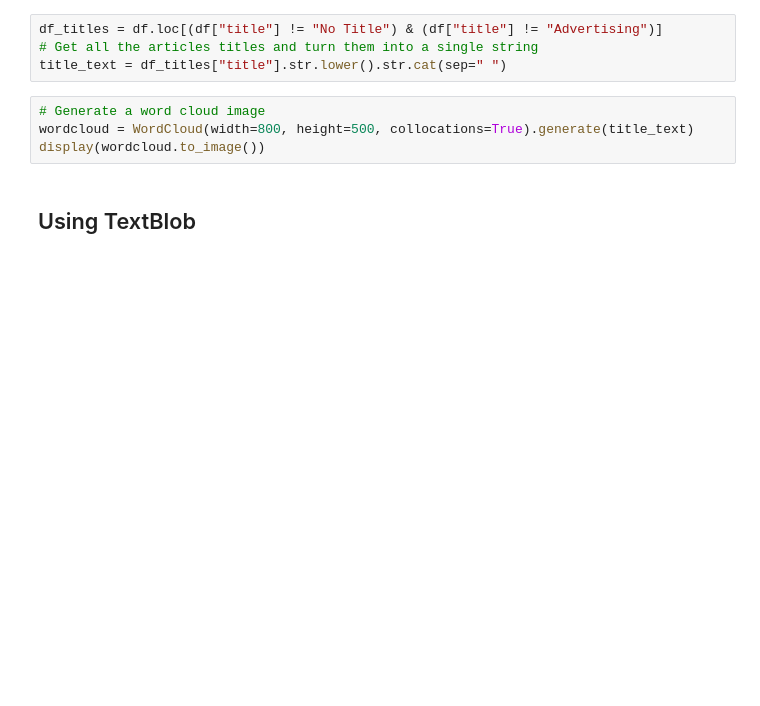
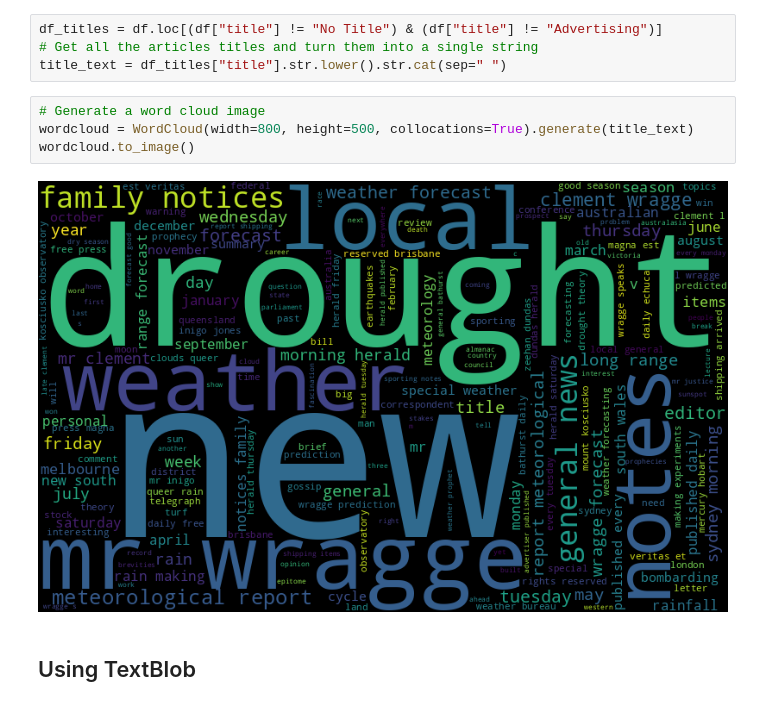
Before and after one commit to GLAM-Workbench/trove-newspaper-harvester, a Jupyter notebook: Exploring-your-TroveHarvester-data.ipynb, the cells around one changed output. Saved outputs shown, nothing was run; the diff lists cells and outputs as text; blank space fills up the shorter version.

```diff
--- a/Exploring-your-TroveHarvester-data.ipynb
+++ b/Exploring-your-TroveHarvester-data.ipynb
@@ -140,7 +206,9 @@ title_text = df_titles["title"].str.lower().str.cat(sep=" ")
 # %%
 # Generate a word cloud image
 wordcloud = WordCloud(width=800, height=500, collocations=True).generate(title_text)
-display(wordcloud.to_image())
+wordcloud.to_image()
+# %% [output]
+[figure, added]
 # %% [markdown]
 ## Using TextBlob
 # %%
```
Also changed, not shown: parts of 13 cells of this notebook, 14 other files.
